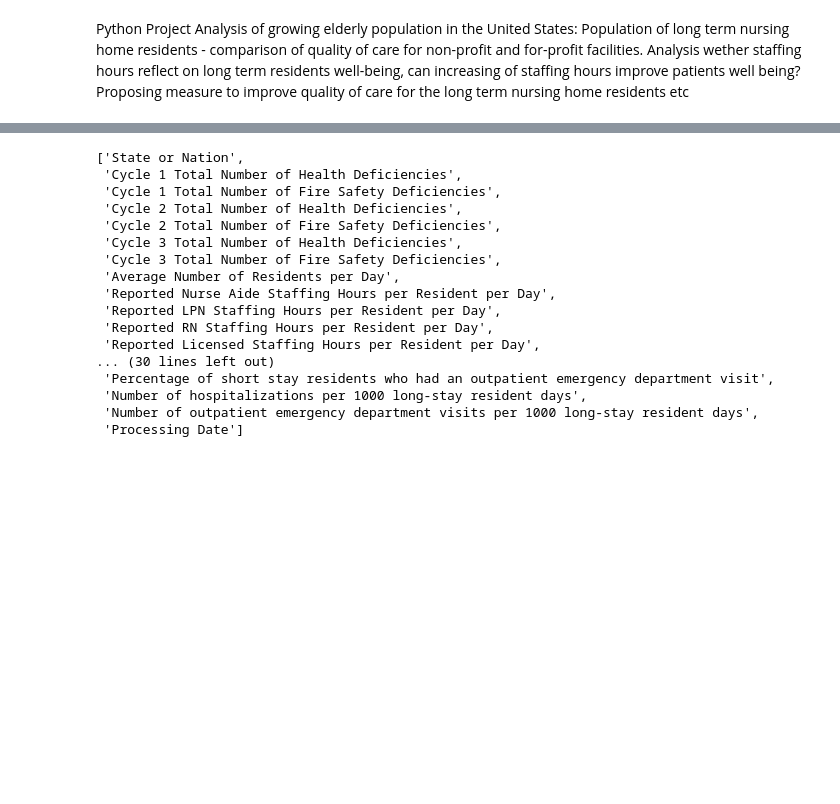
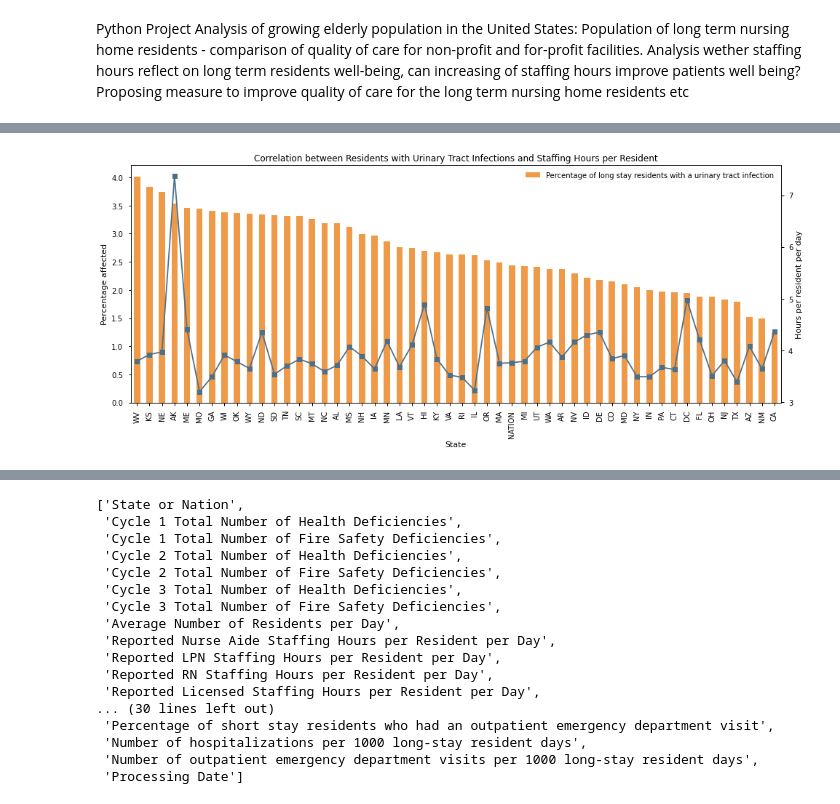
Before and after one commit to AlexGalczak/Python-term-project, a Jupyter notebook: AG Python Project.ipynb, the cells around one changed output, grey strips where cells are left out. Drawn from its saved outputs; the diff is of its cells as text; code cells hidden in the pictures; blank space fills up the shorter version.

```diff
--- a/AG Python Project.ipynb
+++ b/AG Python Project.ipynb
@@ -136,0 +46,27 @@ plt.show()
+# %%
+plt.rcParams["figure.figsize"] = [16, 6]
+
+
+# state_ave_plot = (state_ave.sort_values('Percentage of long stay residents with a urinary tract infection',\
+#                      ascending = False).plot.bar(x='State or Nation',
+#                         y=['Percentage of long stay residents with a urinary tract infection','Reported Total Nurse Staffing Hours per Resident per Day']
+#                                     , rot=90,
+#                   title = 'The Elderly', xlabel = 'State', ylabel = 'Percentage affected'))
+
+x='State or Nation'
+
+state_ave_plot = (state_ave.sort_values('Percentage of long stay residents with a urinary tract infection',\
+                     ascending = False).plot.bar(x,
+                        y=['Percentage of long stay residents with a urinary tract infection'], rot=90,
+                        title = 'Correlation between Residents with Urinary Tract Infections and Staffing Hours per Resident',
+                        xlabel = 'State', ylabel = 'Percentage affected', color = '#EE9A49'))
+
+ax2=state_ave_plot.twinx()
+
+ax2.plot(state_ave.sort_values('Percentage of long stay residents with a urinary tract infection',\
+                     ascending = False)['State or Nation'], state_ave.sort_values('Percentage of long stay residents with a urinary tract infection',\
+                     ascending = False)['Reported Total Nurse Staffing Hours per Resident per Day'], color = '#4A708B', marker = "s")
+ax2.set_ylabel("Hours per resident per day")
+plt.show()
+# %% [output]
+[figure, added]
```
Also changed, not shown: parts of 20 cells of this notebook.
